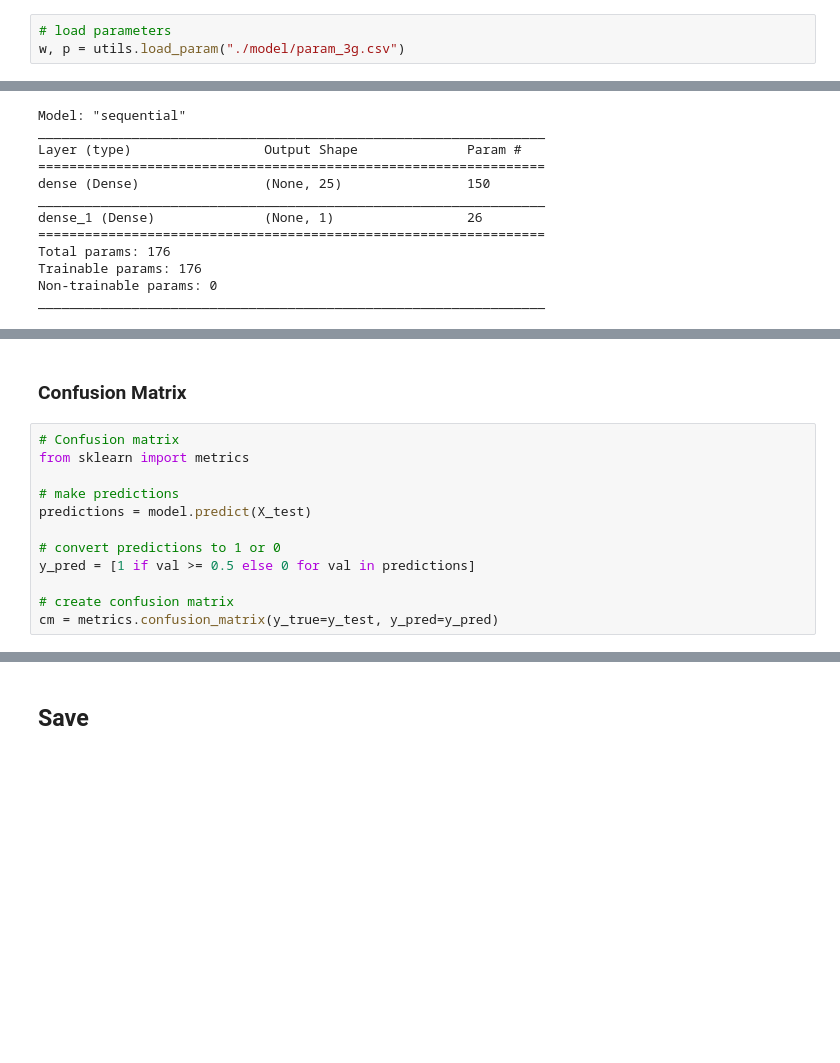
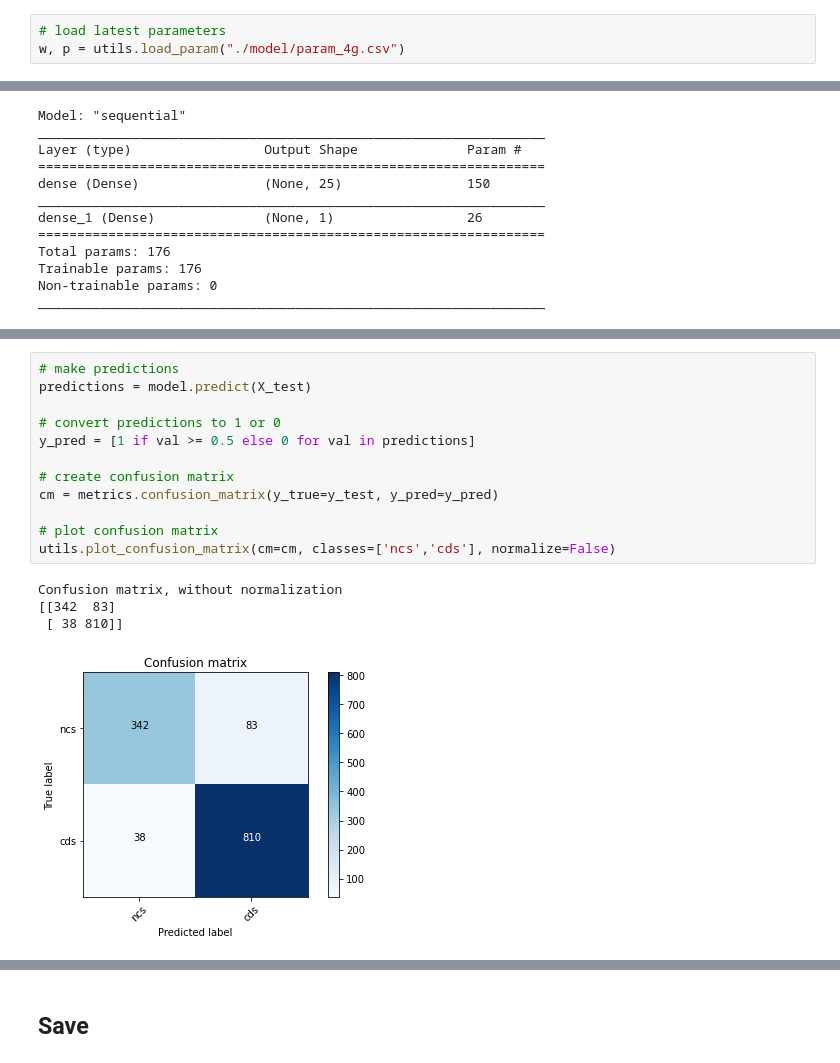
Before and after one commit to viggy-ravi/gene-prediction, a Jupyter notebook: gene_prediction_pipeline.ipynb, the cells around one changed output, grey strips where cells are left out. Cells and saved outputs as stored; diff of their text form; blank space fills up the shorter version.

```diff
--- a/gene_prediction_pipeline.ipynb
+++ b/gene_prediction_pipeline.ipynb
@@ -213,5 +229,5 @@ sns.heatmap(ax=ax, data=df, cmap="YlGnBu")
 # %% [markdown]
 ## Train Binary Classification Neural Network
 # %%
-# load parameters
-w, p = utils.load_param("./model/param_3g.csv")
+# load latest parameters
+w, p = utils.load_param("./model/param_4g.csv")
@@ -323,14 +348,17 @@ accuracy: 92.50%
-# %% [markdown]
-### Confusion Matrix
 # %%
-# Confusion matrix
-from sklearn import metrics
-
 # make predictions
 predictions = model.predict(X_test)
 
 # convert predictions to 1 or 0
 y_pred = [1 if val >= 0.5 else 0 for val in predictions]
 
 # create confusion matrix
 cm = metrics.confusion_matrix(y_true=y_test, y_pred=y_pred)
+
+# plot confusion matrix
+utils.plot_confusion_matrix(cm=cm, classes=['ncs','cds'], normalize=False)
+# %% [output]
+Confusion matrix, without normalization
+[[342  83]
+ [ 38 810]]
+[figure, added]
```
Also changed, not shown: parts of 83 cells of this notebook.
